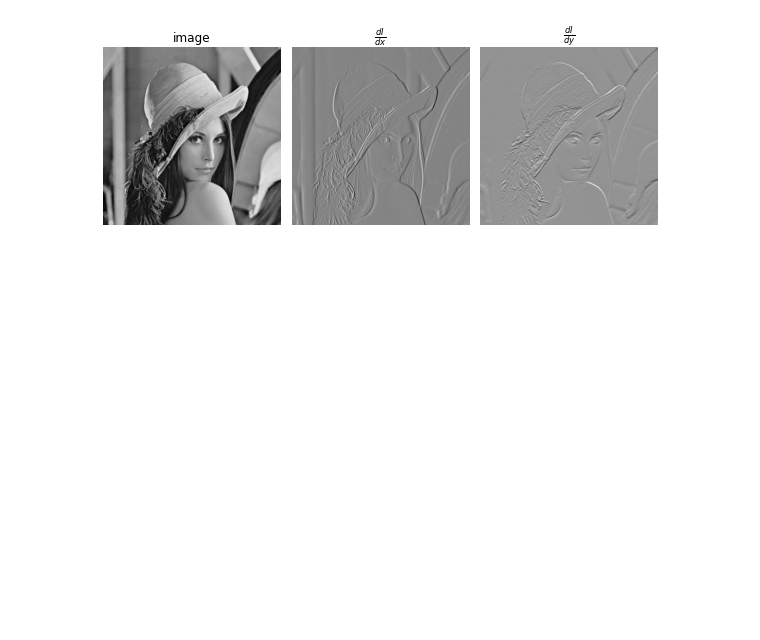
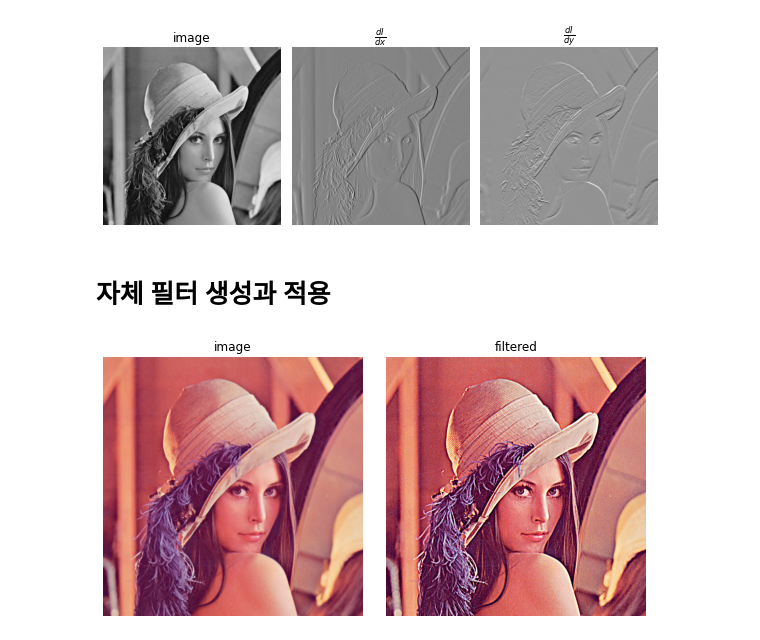
Before and after one commit to johnseo1026/TIL-H, a Jupyter notebook: 파이썬과 OpenCV를 이용한 컴퓨터 비전 학습/2장 행렬, 색상, 필터.ipynb, the cells around one changed output. Saved outputs shown, nothing was run; the diff lists cells and outputs as text; code cells hidden in the pictures; blank space fills up the shorter version.

```diff
--- a/파이썬과 OpenCV를 이용한 컴퓨터 비전 학습/2장 행렬, 색상, 필터.ipynb
+++ b/파이썬과 OpenCV를 이용한 컴퓨터 비전 학습/2장 행렬, 색상, 필터.ipynb
@@ -293,3 +293,5 @@ plt.tight_layout()
 plt.show()
 # %% [output]
 [figure]
+# %% [markdown]
+# 자체 필터 생성과 적용
@@ -295,0 +303,24 @@ plt.show()
+# %%
+image = cv2.imread('Lena.png')
+# %%
+KSIZE = 11
+ALPHA = 2
+kernel = cv2.getGaussianKernel(KSIZE, 0)
+kernel = -ALPHA * kernel @ kernel.T
+kernel[KSIZE//2, KSIZE//2] += 1 + ALPHA
+# %%
+filtered = cv2.filter2D(image, -1, kernel)
+# %%
+plt.figure(figsize=(8,4))
+plt.subplot(121)
+plt.axis('off')
+plt.title('image')
+plt.imshow(image[:, :, [2, 1, 0]])
+plt.subplot(122)
+plt.axis('off')
+plt.title('filtered')
+plt.imshow(filtered[:, :, [2, 1, 0]])
+plt.tight_layout(True)
+plt.show()
+# %% [output]
+[figure, added]
```
Also changed, not shown: parts of 1 cell of this notebook.
